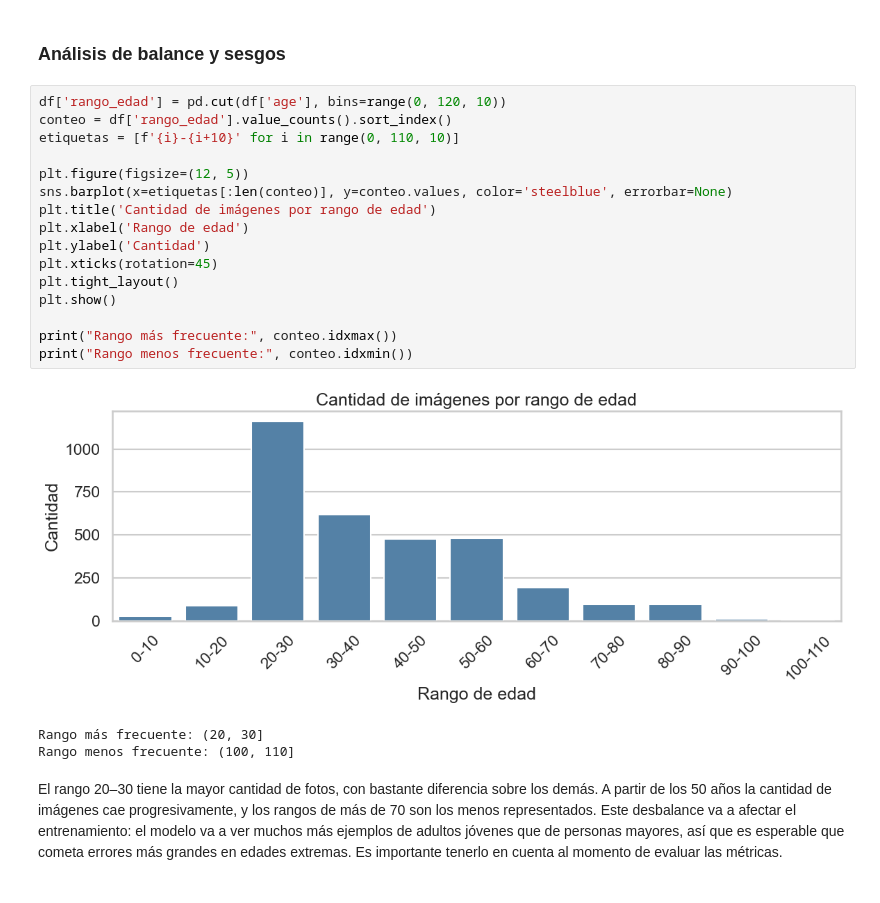
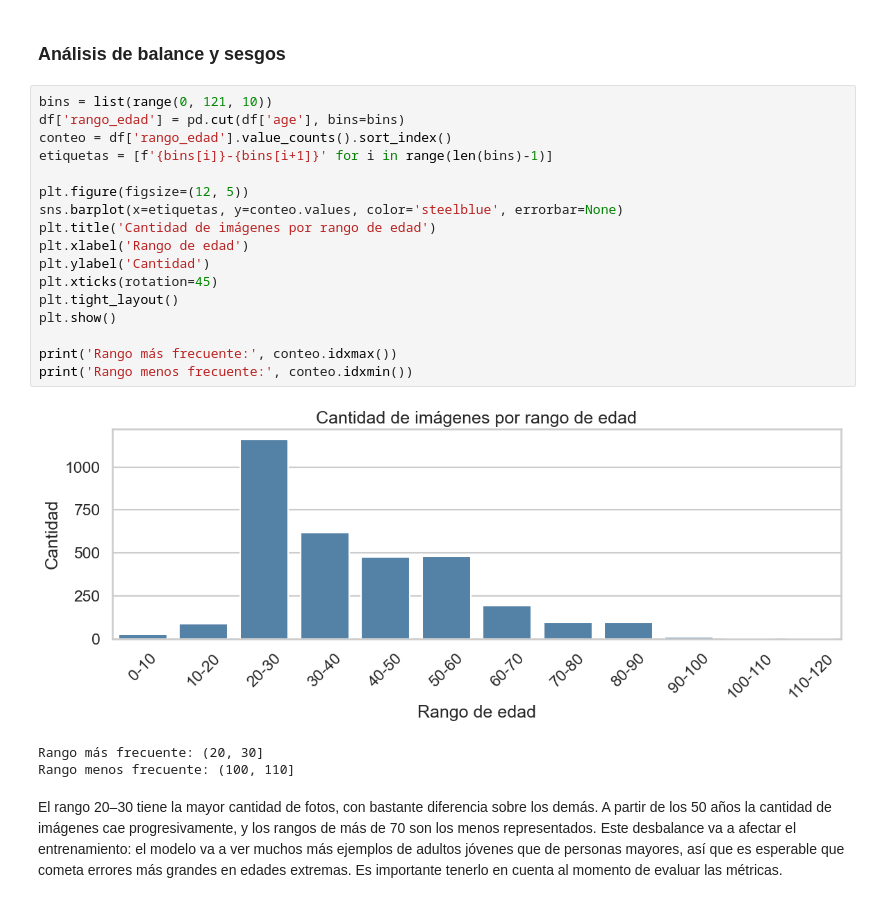
Before and after one commit to SSloan07/Report2ArtificialInteligence, a Jupyter notebook: regresion/regresion.ipynb, the cells around one changed output. Saved outputs shown, nothing was run; the diff lists cells and outputs as text.

```diff
--- a/regresion/regresion.ipynb
+++ b/regresion/regresion.ipynb
@@ -112,23 +112,24 @@ La mayor concentración de imágenes está entre los 20 y los 40 años, con una
 # %% [markdown]
 ### Análisis de balance y sesgos
 # %%
-df['rango_edad'] = pd.cut(df['age'], bins=range(0, 120, 10))
+bins = list(range(0, 121, 10))
+df['rango_edad'] = pd.cut(df['age'], bins=bins)
 conteo = df['rango_edad'].value_counts().sort_index()
-etiquetas = [f'{i}-{i+10}' for i in range(0, 110, 10)]
+etiquetas = [f'{bins[i]}-{bins[i+1]}' for i in range(len(bins)-1)]
 
 plt.figure(figsize=(12, 5))
-sns.barplot(x=etiquetas[:len(conteo)], y=conteo.values, color='steelblue', errorbar=None)
+sns.barplot(x=etiquetas, y=conteo.values, color='steelblue', errorbar=None)
 plt.title('Cantidad de imágenes por rango de edad')
 plt.xlabel('Rango de edad')
 plt.ylabel('Cantidad')
 plt.xticks(rotation=45)
 plt.tight_layout()
 plt.show()
 
-print("Rango más frecuente:", conteo.idxmax())
-print("Rango menos frecuente:", conteo.idxmin())
+print('Rango más frecuente:', conteo.idxmax())
+print('Rango menos frecuente:', conteo.idxmin())
 # %% [output]
-[figure, old version]
+[figure, new version]
 Rango más frecuente: (20, 30]
 Rango menos frecuente: (100, 110]
 # %% [markdown]
```
Also changed, not shown: parts of 10 cells of this notebook.
